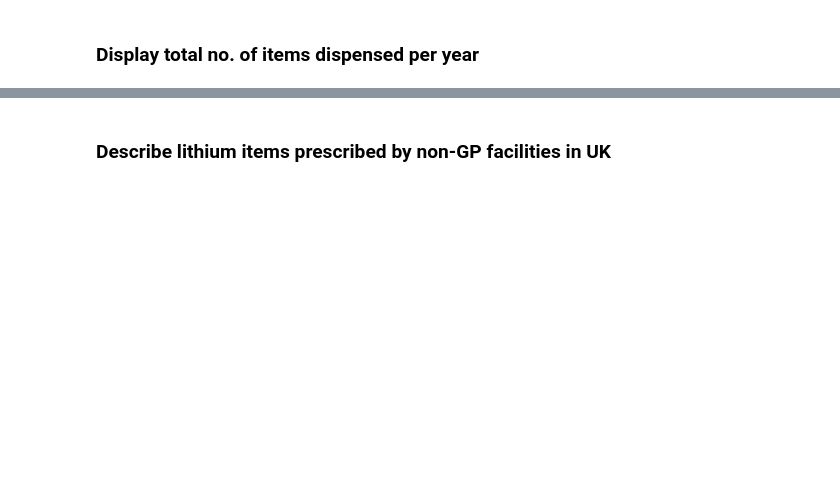
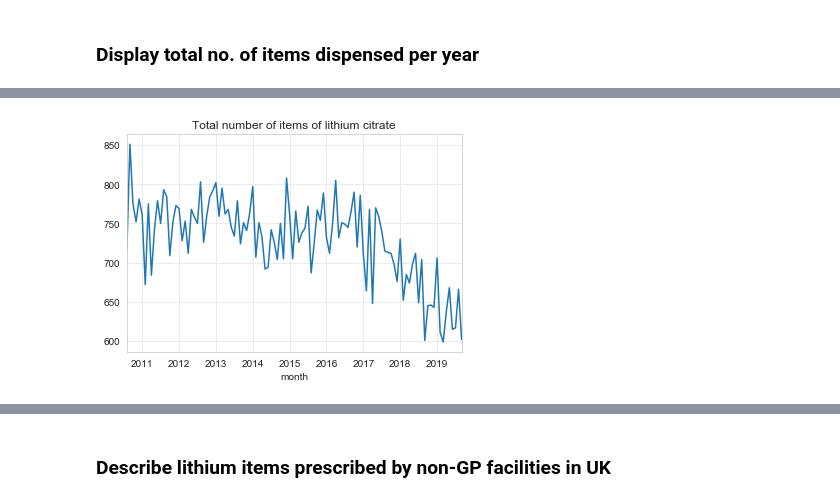
Before and after one commit to orlamac/lithium-paper, a Jupyter notebook: Lithium prescribing trends_update.ipynb, the cells around one changed output, grey strips where cells are left out. Saved outputs shown, nothing was run; the diff lists cells and outputs as text; code cells hidden in the pictures; blank space fills up the shorter version.

```diff
--- a/Lithium prescribing trends_update.ipynb
+++ b/Lithium prescribing trends_update.ipynb
@@ -116,5 +215,7 @@ df_lithium.groupby("month")['carbonate'].sum().plot(kind='line', title='Total nu
 # %%
-df_lithium.groupby("month")["citrate"].sum().plot(kind='line', title='Total number of items of lithium citrate')
+plot4 = df_lithium.groupby("month")["citrate"].sum().plot(kind='line', title='Total number of items of lithium citrate')
+# %% [output]
+[figure, added]
 # %%
 ##get list size info
 sql2 = """
```
Also changed, not shown: parts of 25 cells of this notebook.
